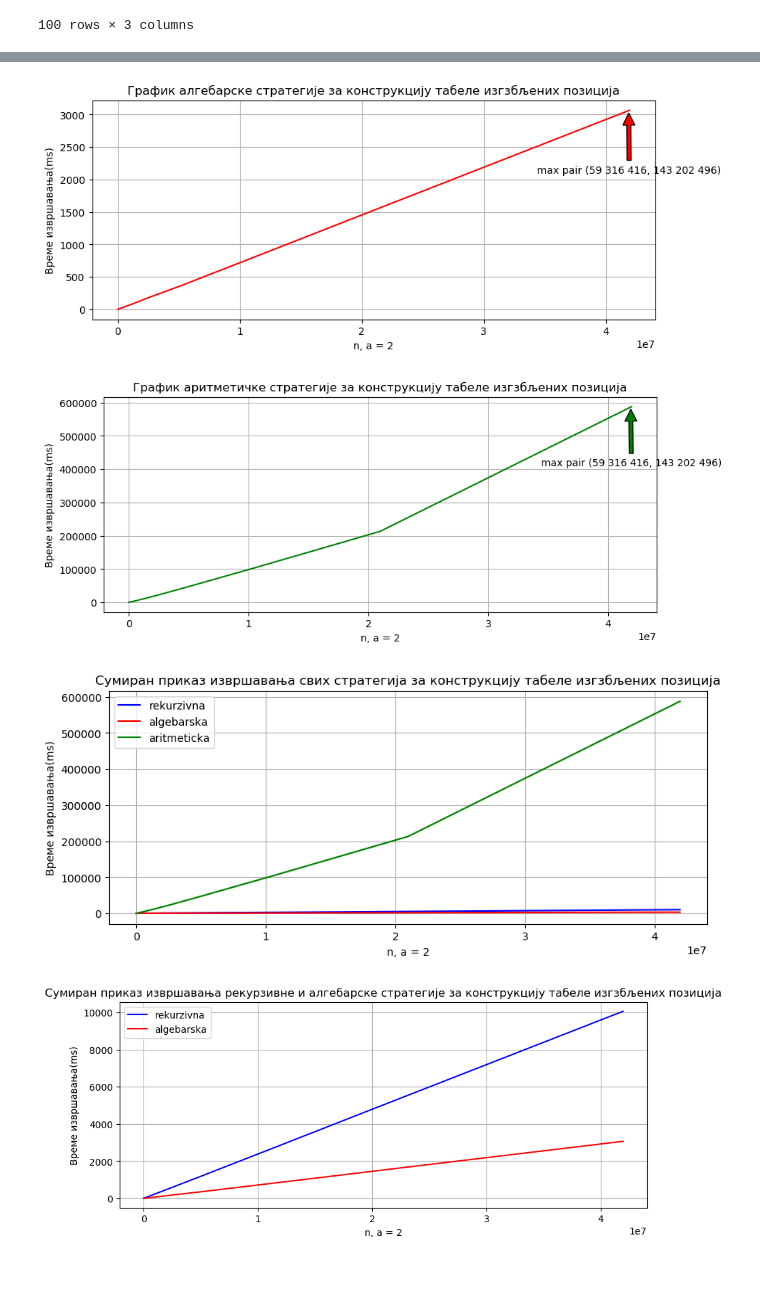
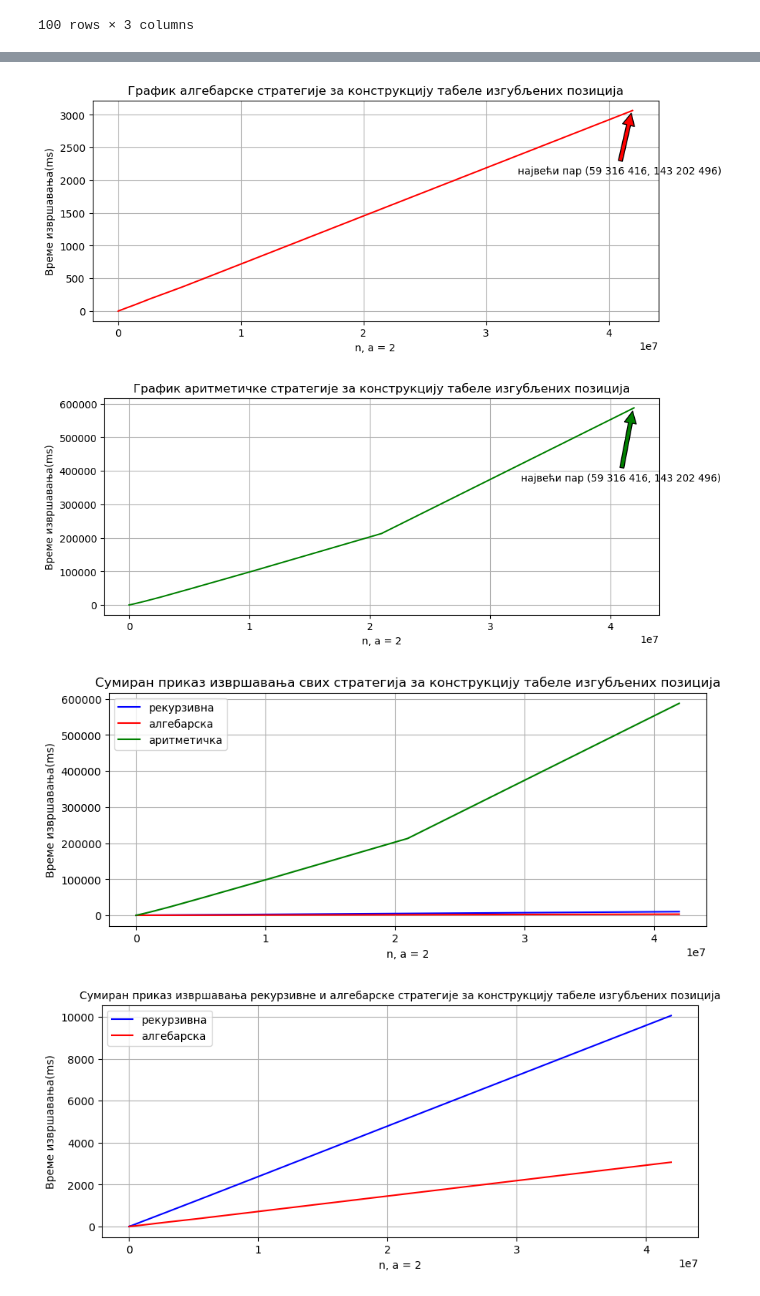
Before and after one commit to marijamijailovic/WythoffGame, a Jupyter notebook: src/statistics/statistics.ipynb, the cells around one changed output, grey strips where cells are left out. Saved outputs shown, nothing was run; the diff lists cells and outputs as text; code cells hidden in the pictures.

```diff
--- a/src/statistics/statistics.ipynb
+++ b/src/statistics/statistics.ipynb
@@ -2,6 +2,6 @@
 import pandas as pd
 import matplotlib.pyplot as plt
 # %%
-calculate_time_n = pd.read_csv('./csv/calculate_time_n.csv')
+calculate_time_n = pd.read_csv('./csv/calculate_time_n_c.csv')
 calculate_time_n
 # %% [output]
@@ -61,55 +61,55 @@ plt.show()
 # %%
 plt.figure(figsize=(1000/100,400/100), dpi=100);
-plt.plot(calculate_time_n['n'], calculate_time_n['algebarska'], color='red')
-plt.title('График алгебарске стратегије за конструкцију табеле изгзбљених позиција')
+plt.plot(calculate_time_n['n'], calculate_time_n['алгебарска'], color='red')
+plt.title('График алгебарске стратегије за конструкцију табеле изгубљених позиција')
 plt.xlabel('n, a = 2')
 plt.ylabel('Време извршавања(ms)')
 plt.grid(True)
-plt.annotate('max pair (59 316 416, 143 202 496)', xy=(41885550, 3065.81), xytext=(34385550, 2100),
+plt.annotate('највећи пар (59 316 416, 143 202 496)', xy=(41885550, 3065.81), xytext=(32550000, 2100),
              arrowprops=dict(facecolor='red', shrink=0.05),
              )
 plt.savefig('./picture/algebraic.png', dpi=100)
 plt.show()
 # %% [output]
-[figure, old version]
+[figure, new version]
 # %%
 plt.figure(figsize=(1000/100,400/100), dpi=100);
-plt.plot(calculate_time_n['n'], calculate_time_n['aritmeticka'], color='green')
-plt.title('График аритметичке стратегије за конструкцију табеле изгзбљених позиција')
+plt.plot(calculate_time_n['n'], calculate_time_n['аритметичка'], color='green')
+plt.title('График аритметичке стратегије за конструкцију табеле изгубљених позиција')
 plt.xlabel('n, a = 2')
 plt.ylabel('Време извршавања(ms)')
 plt.grid(True)
-plt.annotate('max pair (59 316 416, 143 202 496)', xy=(41885550, 587616), xytext=(34385550, 410000),
+plt.annotate('највећи пар (59 316 416, 143 202 496)', xy=(41885550, 587616), xytext=(32550000, 370000),
              arrowprops=dict(facecolor='green', shrink=0.05),
              )
 plt.savefig('./picture/arithmetic.png', dpi=100)
 plt.show()
 # %% [output]
-[figure, old version]
+[figure, new version]
 # %%
 plt.figure(figsize=(1000/100,400/100), dpi=100);
-plt.plot(calculate_time_n['n'],calculate_time_n['rekurzivna'],color='blue')
-plt.plot(calculate_time_n['n'],calculate_time_n['algebarska'],color='red')
-plt.plot(calculate_time_n['n'],calculate_time_n['aritmeticka'],color='green')
+plt.plot(calculate_time_n['n'],calculate_time_n['рекурзивна'],color='blue')
+plt.plot(calculate_time_n['n'],calculate_time_n['алгебарска'],color='red')
+plt.plot(calculate_time_n['n'],calculate_time_n['аритметичка'],color='green')
 plt.legend()
-plt.title('Сумиран приказ извршавања свих стратегија за конструкцију табеле изгзбљених позиција')
+plt.title('Сумиран приказ извршавања свих стратегија за конструкцију табеле изгубљених позиција')
 plt.xlabel('n, a = 2')
 plt.ylabel('Време извршавања(ms)')
 plt.grid(True)
 plt.savefig('./picture/all.png', dpi=100)
 plt.show()
 # %% [output]
-[figure, old version]
+[figure, new version]
 # %%
 plt.figure(figsize=(1000/100,400/100), dpi=100);
-plt.plot(calculate_time_n['n'],calculate_time_n['rekurzivna'],color='blue')
-plt.plot(calculate_time_n['n'],calculate_time_n['algebarska'],color='red')
+plt.plot(calculate_time_n['n'],calculate_time_n['рекурзивна'],color='blue')
+plt.plot(calculate_time_n['n'],calculate_time_n['алгебарска'],color='red')
 plt.legend()
-plt.title('Сумиран приказ извршавања рекурзивне и алгебарске стратегије за конструкцију табеле изгзбљених позиција')
+plt.title('Сумиран приказ извршавања рекурзивне и алгебарске стратегије за конструкцију табеле изгубљених позиција', fontsize=10)
 plt.xlabel('n, a = 2')
 plt.ylabel('Време извршавања(ms)')
 plt.grid(True)
 plt.savefig('./picture/algebraicVSrecursive.png', dpi=100)
 plt.show()
 # %% [output]
-[figure, old version]
+[figure, new version]
```
Also changed, not shown: parts of 2 cells of this notebook, 8 other files.
